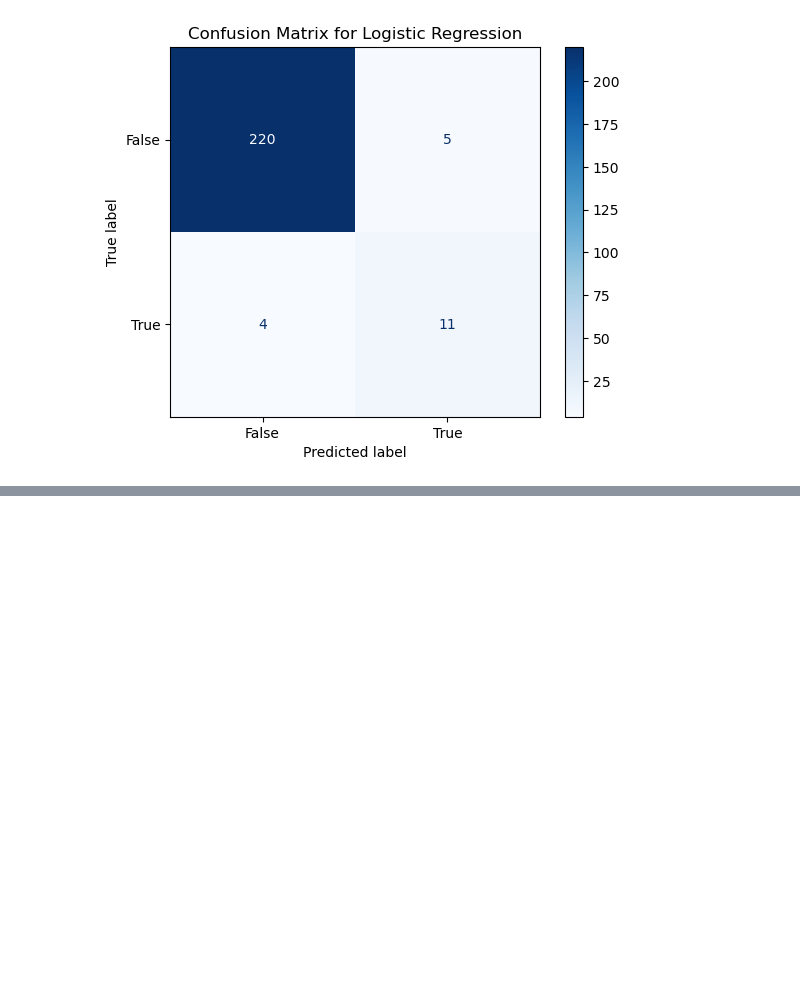
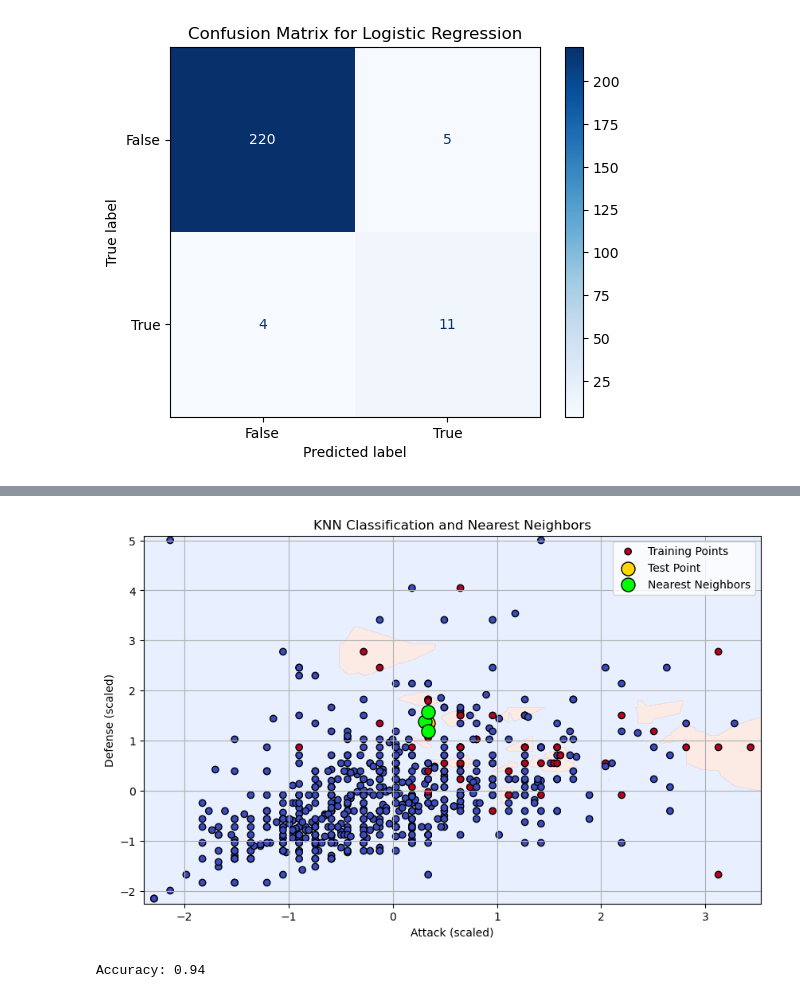
Before and after one commit to couchsnail/ds3-workshops, a Jupyter notebook: ds3-wi25-w1/intro_to_scikit_learn_demo.ipynb, the cells around one changed output, grey strips where cells are left out. Saved outputs shown, nothing was run; the diff lists cells and outputs as text; code cells hidden in the pictures; blank space fills up the shorter version.

```diff
--- a/ds3-wi25-w1/intro_to_scikit_learn_demo.ipynb
+++ b/ds3-wi25-w1/intro_to_scikit_learn_demo.ipynb
@@ -247,0 +307,70 @@ plt.show()
+# %%
+X = df[['Attack', 'Defense']]
+y = df['Legendary']
+
+X_train_knn, X_test_knn, y_train_knn, y_test_knn = train_test_split(X, y, test_size=0.2, random_state=42)
+# %%
+from sklearn.neighbors import KNeighborsClassifier
+
+knn_pipeline = Pipeline(steps=[
+    ('scaler', StandardScaler()),
+    ('knn', KNeighborsClassifier(n_neighbors=3))
+])
+
+knn_pipeline.fit(X_train_knn, y_train_knn)
+
+y_pred_knn = knn_pipeline.predict(X_test_knn)
+# %%
+# Code for graphically displaying the decision boundary
+# Don't worry too much about making this kind of visual
+# This is just for demonstration purposes :)
+scaler = knn_pipeline.named_steps['scaler']
+knn = knn_pipeline.named_steps['knn']
+
+# Scale the data for visualization
+X_train_scaled = scaler.transform(X_train_knn)
+X_test_scaled = scaler.transform(X_test_knn)
+
+# Select a test point to visualize neighbors
+test_point_idx = 5  # You change this to see how the nearest neighbors change
+test_point = X_test_scaled[test_point_idx].reshape(1, -1)
+neighbors_idx = knn.kneighbors(test_point, return_distance=False)[0]
+
+# Create meshgrid for decision boundary
+x_min, x_max = X_train_scaled[:, 0].min() - 0.1, X_train_scaled[:, 0].max() + 0.1
+y_min, y_max = X_train_scaled[:, 1].min() - 0.1, X_train_scaled[:, 1].max() + 0.1
+xx, yy = np.meshgrid(np.arange(x_min, x_max, 0.01),
+                     np.arange(y_min, y_max, 0.01))
+
+# Predict the class for each grid point
+Z = knn.predict(np.c_[xx.ravel(), yy.ravel()])
+Z = Z.reshape(xx.shape)
+
+# Plot the decision boundary and points
+plt.figure(figsize=(10, 6))
+plt.contourf(xx, yy, Z, alpha=0.2, cmap='coolwarm')
+
+# Plot the training points
+plt.scatter(X_train_scaled[:, 0], X_train_scaled[:, 1], c=y_train_knn.map({False: 0, True: 1}),
+            cmap='coolwarm', label='Training Points', edgecolor='k')
+
+# Highlight the test point
+plt.scatter(test_point[0, 0], test_point[0, 1], c='gold', label='Test Point', s=150, edgecolor='k')
+
+# Highlight the neighbors
+plt.scatter(X_train_scaled[neighbors_idx, 0], X_train_scaled[neighbors_idx, 1],
+            c='lime', label='Nearest Neighbors', s=150, edgecolor='k')
+
+plt.title("KNN Classification and Nearest Neighbors")
+plt.xlabel("Attack (scaled)")
+plt.ylabel("Defense (scaled)")
+plt.legend()
+plt.grid(True)
+plt.show()
+# %% [output]
+[figure, added]
+# %%
+accuracy = accuracy_score(y_test_knn, y_pred_knn)
+print(f"Accuracy: {accuracy:.2f}")
+# %% [output]
+Accuracy: 0.94
```
Also changed, not shown: parts of 12 cells of this notebook.
